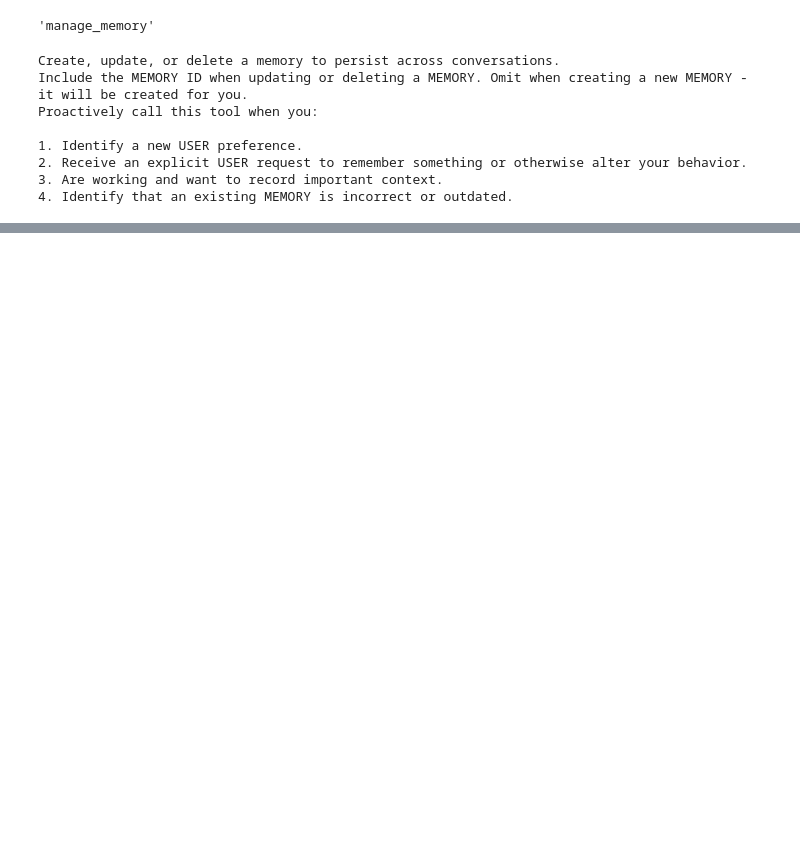
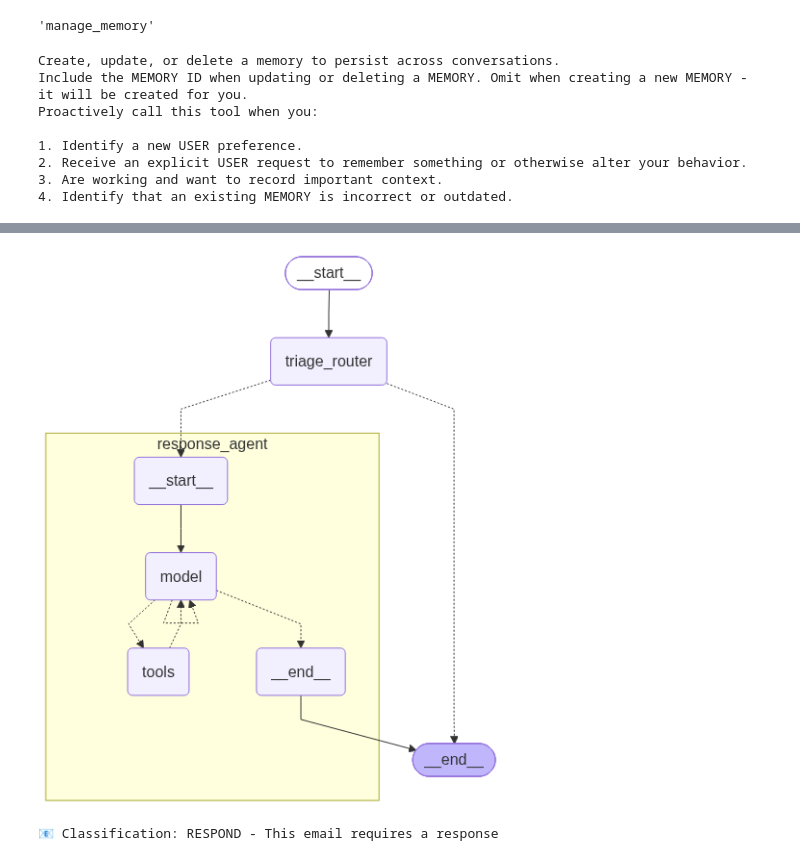
Before and after one commit to yolo061/LangChain-Learning, a Jupyter notebook: 03_使用LangGraph进行长期代理记忆/02_LangChain_manage_memory.ipynb, the cells around one changed output, grey strips where cells are left out. Cells and saved outputs as stored; diff of their text form; code cells hidden in the pictures; blank space fills up the shorter version.

```diff
--- a/03_使用LangGraph进行长期代理记忆/02_LangChain_manage_memory.ipynb
+++ b/03_使用LangGraph进行长期代理记忆/02_LangChain_manage_memory.ipynb
@@ -56,0 +164,10 @@ manage_memory_tool.args
+# %%
+from langchain.agents.middleware import dynamic_prompt
+
+@dynamic_prompt
+def create_prompt(state):
+    # 只返回字符串
+    return agent_system_prompt_memory.format(
+            instructions=prompt_instructions["agent_instructions"],
+            **profile
+    )
@@ -56,0 +177,15 @@ manage_memory_tool.args
+# %%
+tools = [
+    write_email,
+    schedule_meeting,
+    check_calendar_availability,
+    manage_memory_tool,
+    search_memory_tool
+]
+
+response_agent = create_agent(
+    "deepseek-v4-flash",
+    tools=tools,
+    middleware=[create_prompt],
+    store=store
+)
@@ -56,0 +261,7 @@ manage_memory_tool.args
+# %%
+# 创建代理的剩余部分
+from langgraph.graph import add_messages
+
+class State(TypedDict):
+    email_input : dict
+    messages : Annotated[list, add_messages]
@@ -56,0 +338,10 @@ manage_memory_tool.args
+# %%
+email_agent = StateGraph(State)
+email_agent = email_agent.add_node(triage_router)
+email_agent = email_agent.add_node("response_agent", response_agent)
+email_agent = email_agent.add_edge(START, "triage_router")
+email_agent = email_agent.compile(store=store)
+# %%
+display(Image(email_agent.get_graph(xray=True).draw_mermaid_png()))
+# %% [output]
+[figure, added]
@@ -56,0 +363,7 @@ manage_memory_tool.args
+# %%
+response = email_agent.invoke(
+    {"email_input" : email_input},
+    config=config
+)
+# %% [output]
+📧 Classification: RESPOND - This email requires a response
```
Also changed, not shown: parts of 29 cells of this notebook, 5 other files.
